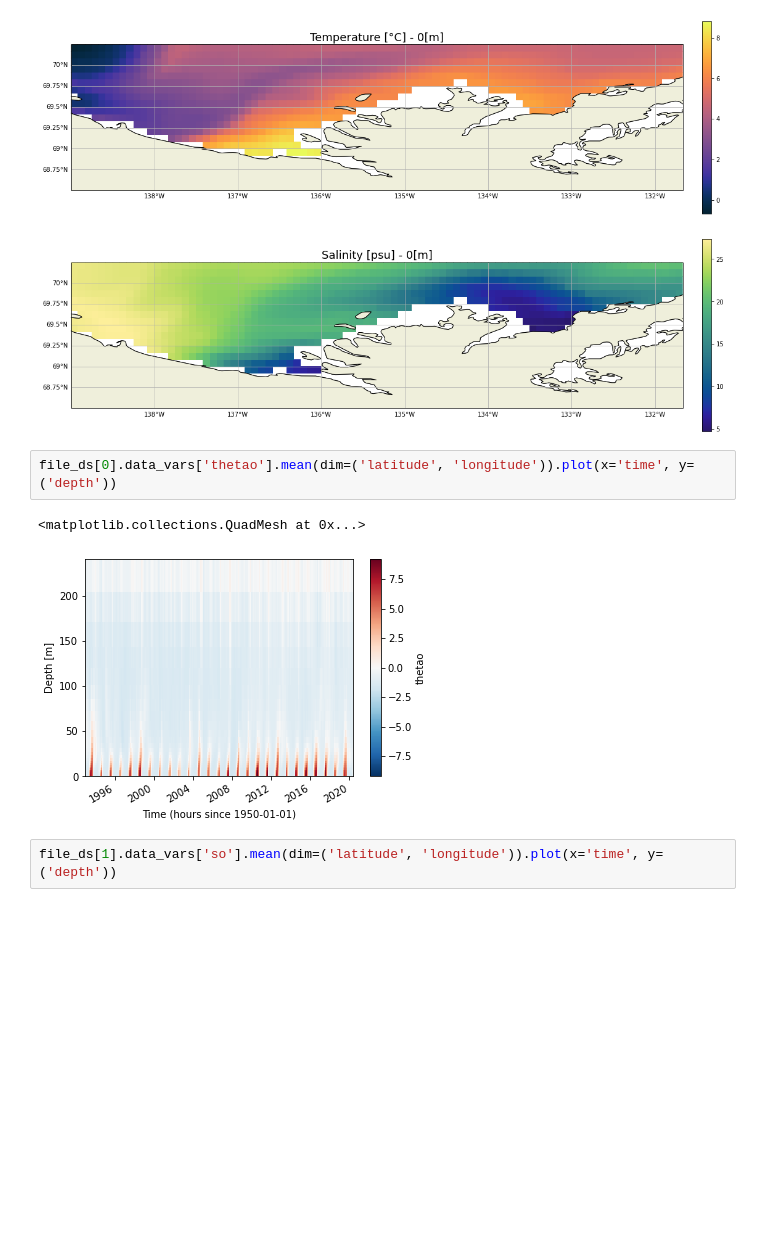
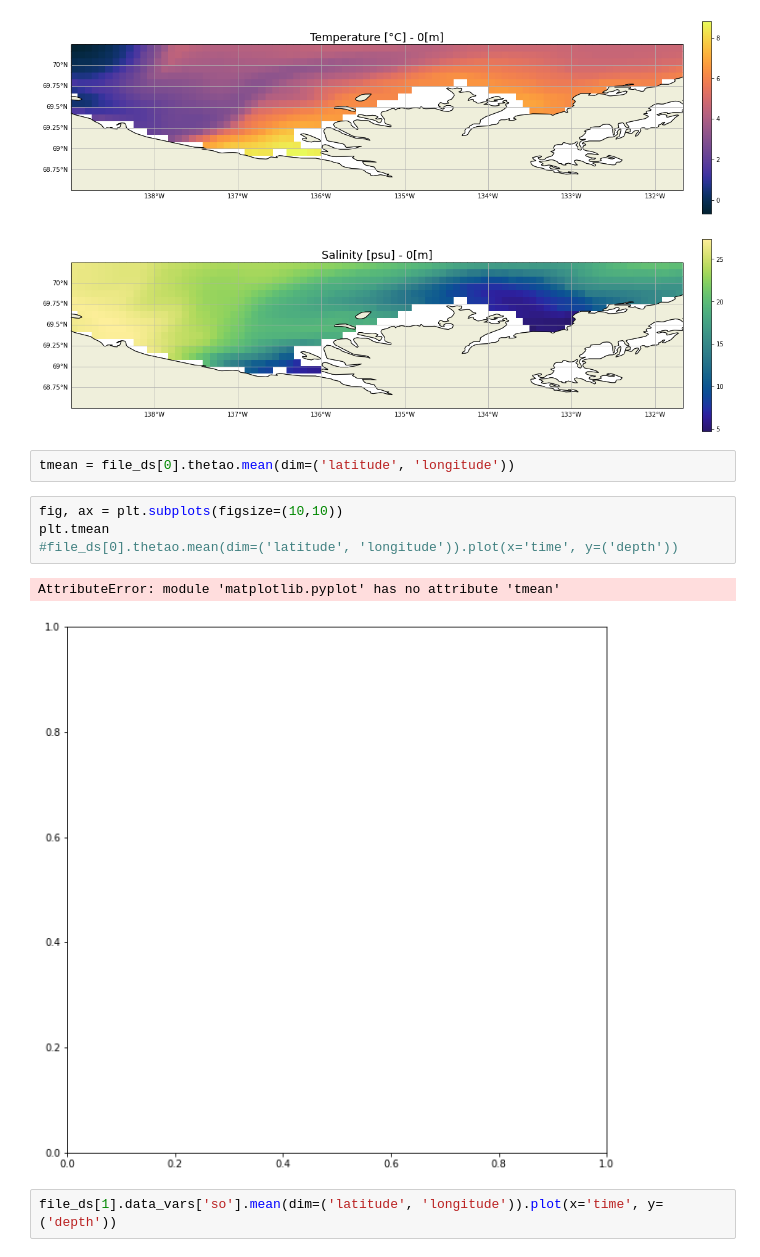
Before and after one commit to mariemccrary/GLORYS12V1, a Jupyter notebook: GLORYS12v1Maps.ipynb, the cells around one changed output. Saved outputs shown, nothing was run; the diff lists cells and outputs as text; blank space fills up the shorter version.

```diff
--- a/GLORYS12v1Maps.ipynb
+++ b/GLORYS12v1Maps.ipynb
@@ -362,11 +362,15 @@ f.colorbar(im2,ax=ax2,fraction=0.015, pad=0.03)
 f.tight_layout()
 # %% [output]
 [figure]
+# %%
+tmean = file_ds[0].thetao.mean(dim=('latitude', 'longitude'))
 # %%
-file_ds[0].data_vars['thetao'].mean(dim=('latitude', 'longitude')).plot(x='time', y=('depth'))
+fig, ax = plt.subplots(figsize=(10,10))
+plt.tmean
+#file_ds[0].thetao.mean(dim=('latitude', 'longitude')).plot(x='time', y=('depth'))
 # %% [output]
-<matplotlib.collections.QuadMesh at 0x...>
+AttributeError: module 'matplotlib.pyplot' has no attribute 'tmean'
-[figure, old version]
+[figure, new version]
 # %%
 file_ds[1].data_vars['so'].mean(dim=('latitude', 'longitude')).plot(x='time', y=('depth'))
 # %% [output]
```
